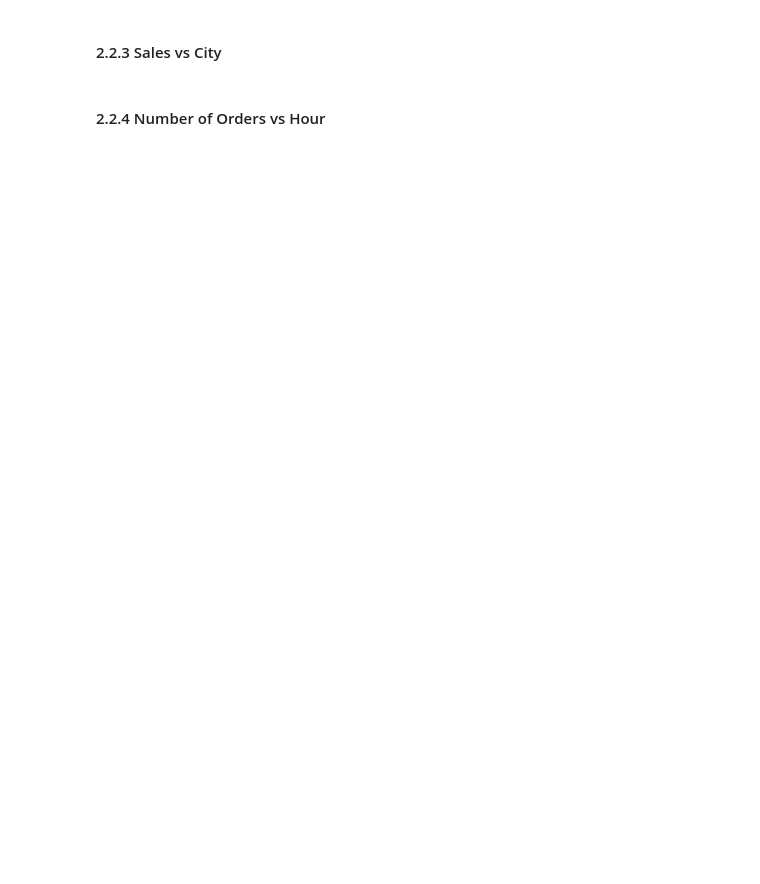
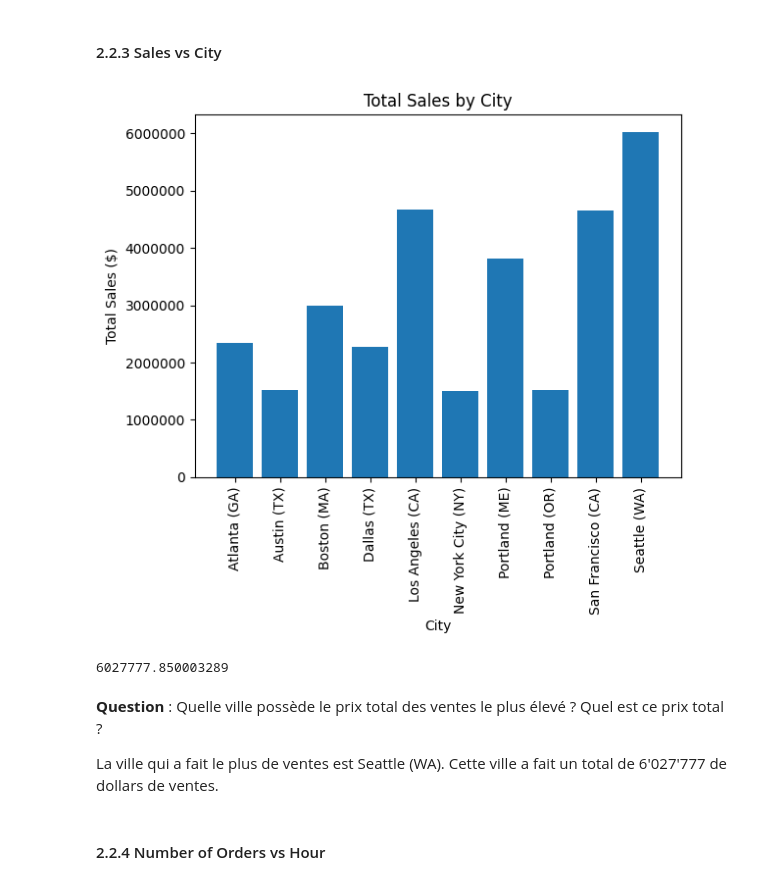
Before and after one commit to danielribeiroc/DataMngmt_MSE, a Jupyter notebook: lab5/index.ipynb, the cells around one changed output. Drawn from its saved outputs; the diff is of its cells as text; code cells hidden in the pictures; blank space fills up the shorter version.

```diff
--- a/lab5/index.ipynb
+++ b/lab5/index.ipynb
@@ -69,0 +272,8 @@ print(columns5), print(len(columns5))
+# %%
+def get_correct_price(row, price_dict):
+    if row['Price Each'] == 0:
+        return price_dict[row['Product']]
+    else:
+        return row['Price Each']
+
+df_shop5['Price Each'] = df_shop5.apply(get_correct_price, axis=1, price_dict=correct_prices)
@@ -96,4 +450,34 @@ plt.show()
 # %% [markdown]
 #### 2.2.3 Sales vs City
+# %%
+all_shops_data = pd.concat([df_shop1, df_shop2, df_shop3, df_shop4, df_shop5, df_shop6])
+all_shops_data['City-State'] = all_shops_data['City'] + ' (' + all_shops_data['State'] + ')'
+all_shops_data['Total Sales'] = all_shops_data['Price Each'] * all_shops_data['Quantity Ordered']
+city_state_sales = all_shops_data.groupby('City-State')['Total Sales'].sum()
+
+
+cities = city_state_sales.index.tolist()
+sales = city_state_sales.values.tolist()
+
+_, ax = plt.subplots()
+ax.bar(cities, sales)
+ax.set_xticks(cities)
+ax.set_xticklabels(cities, rotation="vertical")
+ax.ticklabel_format(style='plain', axis='y')
+ax.set(title='Total Sales by City', ylabel='Total Sales ($)', xlabel='City')
+
+plt.savefig('graphs/salesVscity.png')
+
+plt.show()
+# %% [output]
+[figure, added]
+# %%
+np.max(city_state_sales)
+# %% [output]
+6027777.850003289
+# %% [markdown]
+**Question** : Quelle ville possède le prix total des ventes le plus élevé ? Quel est ce prix total ?
+
+La ville qui a fait le plus de ventes est Seattle (WA). Cette ville a fait un total de 6'027'777 de dollars de ventes.
 # %% [markdown]
 #### 2.2.4 Number of Orders vs Hour
```
Also changed, not shown: parts of 44 cells of this notebook, 6 other files.
